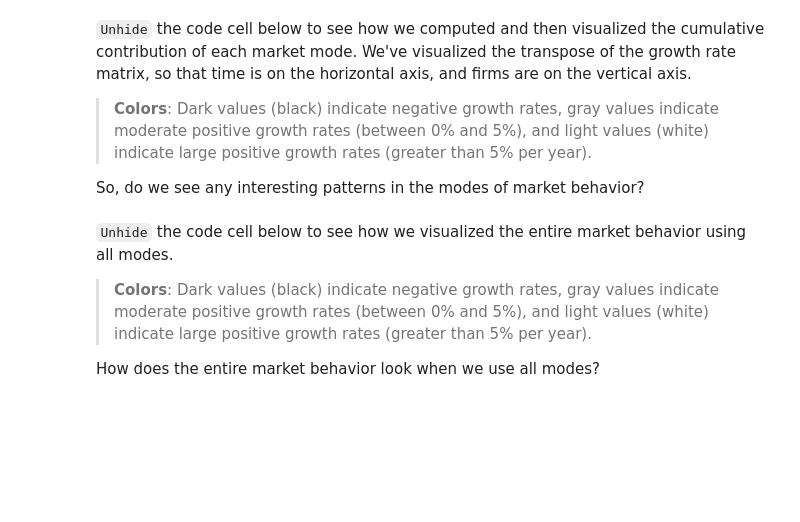
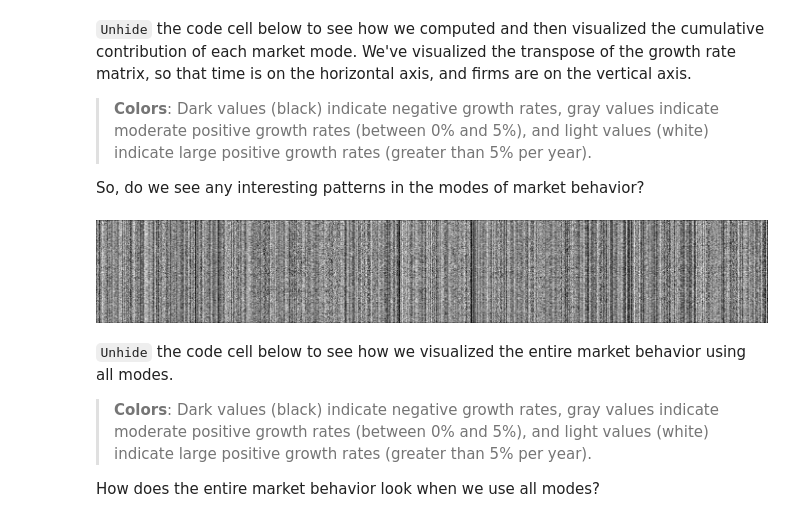
Before and after one commit to varnerlab/CHEME-5660-CourseRepository-Fall-2026, a Jupyter notebook: lectures/week-3/L3a/CHEME-5660-L3a-SVD-SP500-Example-Fall-2026.ipynb, the cells around one changed output. Saved outputs shown, nothing was run; the diff lists cells and outputs as text; code cells hidden in the pictures; blank space fills up the shorter version.

```diff
--- a/lectures/week-3/L3a/CHEME-5660-L3a-SVD-SP500-Example-Fall-2026.ipynb
+++ b/lectures/week-3/L3a/CHEME-5660-L3a-SVD-SP500-Example-Fall-2026.ipynb
@@ -198,29 +283,31 @@ So, do we see any interesting patterns in the modes of market behavior?
 # %%
 let
 
     (number_of_trading_days, number_of_firms) = size(growth_rate_array);
     B = zeros(number_of_trading_days, number_of_firms); # initialize
 
     M = image_frames_dictionary[1];
     number_of_frames = 100;
     for i ∈ 2:number_of_frames
         M += image_frames_dictionary[i]
     end
 
     for i ∈ 1:number_of_trading_days
         for j ∈ 1:number_of_firms
             if (M[i,j] < 0.0)
                 B[i,j] = 0.0; # dark
-            elseif (0.0 < M[i,j] < 0.05)
+            elseif (0.0 <= M[i,j] < 0.05)
                 B[i,j] = 0.5; # gray
             else
                 B[i,j] = 1.0; # light
             end
         end
     end
 
     Gray.(transpose(B)) # rows are firms; columns are trading days
 end
+# %% [output]
+[figure, added]
 # %% [markdown]
 `Unhide` the code cell below to see how we visualized the entire market behavior using all modes.
 > __Colors__: Dark values (black) indicate negative growth rates, gray values indicate moderate positive growth rates (between 0% and 5%), and light values (white) indicate large positive growth rates (greater than 5% per year).
```
Also changed, not shown: parts of 19 cells of this notebook, 2 other files.
